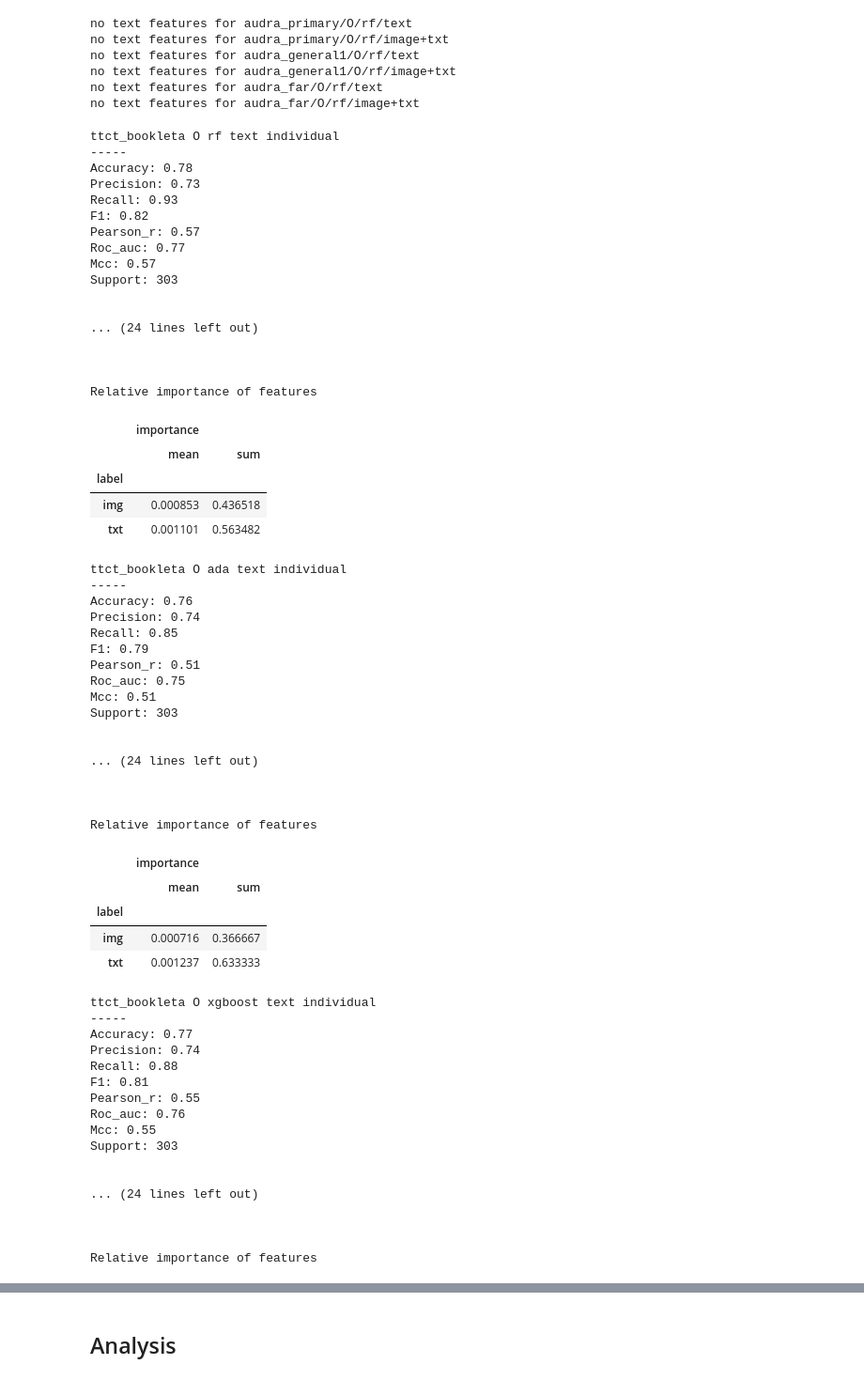
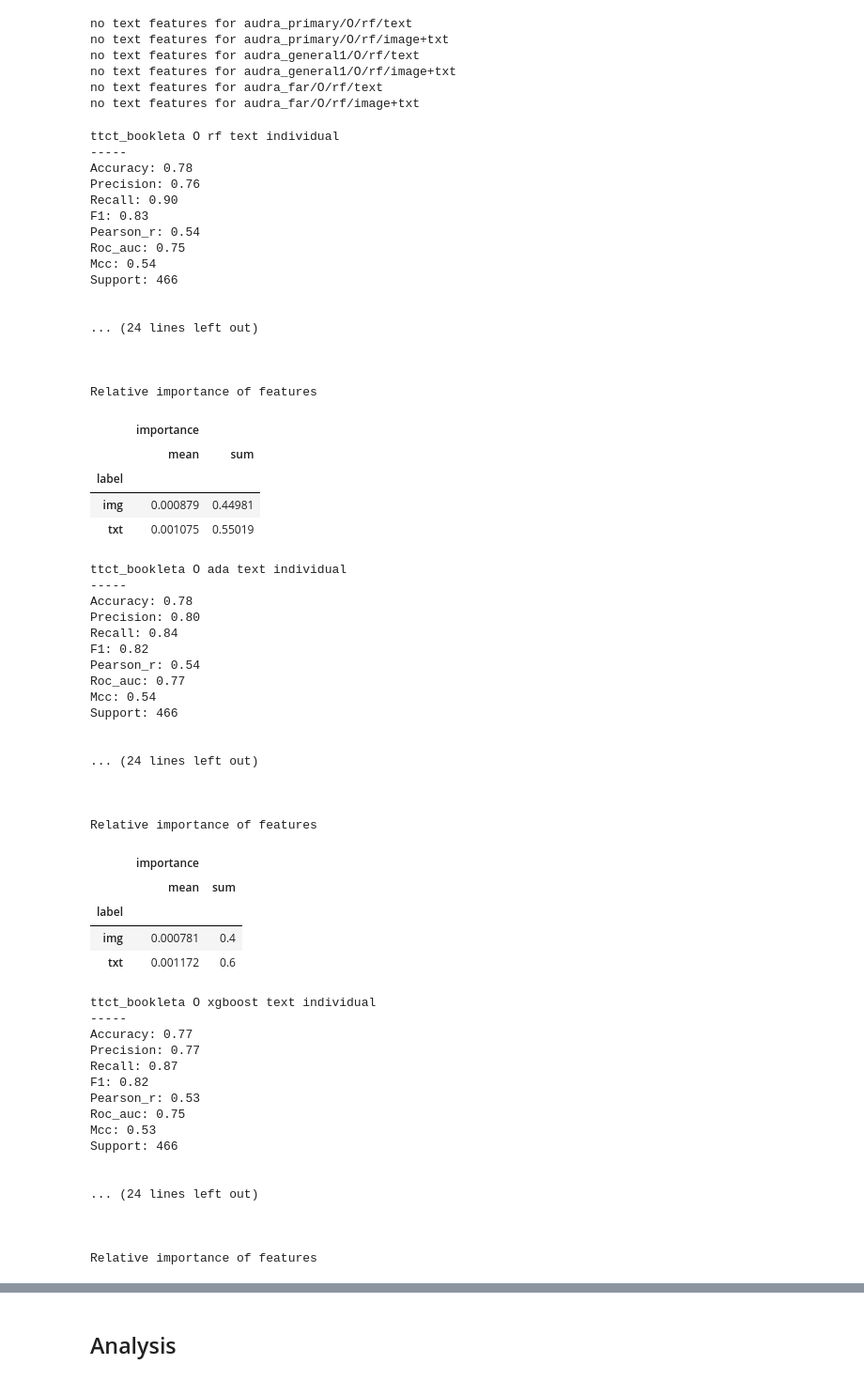
Before and after one commit to massivetexts/motes-figural, a Jupyter notebook: notebooks/measures/supervised-figural.ipynb, the cells around one changed output, grey strips where cells are left out. Shown: that part at 94% size. Cells and saved outputs as stored; diff of their text form; code cells hidden in the pictures.

```diff
--- a/notebooks/measures/supervised-figural.ipynb
+++ b/notebooks/measures/supervised-figural.ipynb
@@ -192,7 +202,6 @@ all_ypred = []
 all_labels = []
 all_meta = []
 
-# TODO add elaboration to the model and see how much variance it explains
 #include_elab = [True, False]
 
 run_permutations = list(itertools.product(by_task.keys(), target_vars, classifiers, conditions))
@@ -225,12 +234,12 @@ def get_data_per_activity(datasubset, embeds, activity, targetvar):
 
     return {
         'train': {
-            'data': embeds[(matches & ~datasubset.testset)],
-            'labels': datasubset.loc[(matches & ~datasubset.testset), targetvar] #.astype(bool)
+            'data': embeds[(matches & ~datasubset.fillna(True).testset)], # NAs are val data for MTCI
+            'labels': datasubset.loc[(matches & ~datasubset.fillna(True).testset), targetvar] #.astype(bool)
             },
         'test': {
             'data': embeds[(matches & datasubset.testset)],
-            'labels': datasubset.loc[(matches & datasubset.testset), targetvar].values,
+            'labels': datasubset.loc[(matches & datasubset.fillna(False).testset), targetvar].values,
             'activities': datasubset.loc[(matches & datasubset.testset), 'activity'].values
         }
 
@@ -350,52 +359,52 @@ now = datetime.now()
 dt_string = now.strftime("%Y-%m-%d-%H-%M-%S")
 results.round(4).to_csv(f'../../data/supervised_results_{dt_string}.csv', index=False)
 
 # save all_ytrue, all_ypred, all_labels, all_meta to a csv
 df_collector = []
 for i, row in pd.DataFrame(all_meta).iterrows():
     df = pd.DataFrame(list(zip(all_labels[i], all_ytrue[i], all_ypred[i])), columns=['item', 'prediction', 'truth'])
     df['test'] = row['test']
     df['targetvar'] = row['targetvar']
     df['classifier'] = row['classifier']
     df['condition'] = row['condition']
     df_collector.append(df)
 all_results = pd.concat(df_collector)
 all_results.to_csv(f'../../data/supervised_results_all_{dt_string}.csv', index=False)
 
 results.round(2).fillna('')
 # %% [output]
 ttct_bookleta O rf text individual
 -----
 Accuracy: 0.78
-Precision: 0.73
-Recall: 0.93
-F1: 0.82
-Pearson_r: 0.57
-Roc_auc: 0.77
-Mcc: 0.57
-Support: 303
+Precision: 0.76
+Recall: 0.90
+F1: 0.83
+Pearson_r: 0.54
+Roc_auc: 0.75
+Mcc: 0.54
+Support: 466
 
 
 ... (24 lines left out)
 
 
 
 Relative importance of features
 |  | importance |  |
 |  | mean | sum |
 | label |  |  |
-| img | 0.000853 | 0.436518 |
-| txt | 0.001101 | 0.563482 |
+| img | 0.000879 | 0.44981 |
+| txt | 0.001075 | 0.55019 |
 ttct_bookleta O ada text individual
 -----
-Accuracy: 0.76
-Precision: 0.74
-Recall: 0.85
-F1: 0.79
-Pearson_r: 0.51
-Roc_auc: 0.75
-Mcc: 0.51
-Support: 303
+Accuracy: 0.78
+Precision: 0.80
+Recall: 0.84
+F1: 0.82
+Pearson_r: 0.54
+Roc_auc: 0.77
+Mcc: 0.54
+Support: 466
 
 
 ... (24 lines left out)
@@ -406,18 +415,18 @@ Relative importance of features
 |  | importance |  |
 |  | mean | sum |
 | label |  |  |
-| img | 0.000716 | 0.366667 |
-| txt | 0.001237 | 0.633333 |
+| img | 0.000781 | 0.4 |
+| txt | 0.001172 | 0.6 |
 ttct_bookleta O xgboost text individual
 -----
 Accuracy: 0.77
-Precision: 0.74
-Recall: 0.88
-F1: 0.81
-Pearson_r: 0.55
-Roc_auc: 0.76
-Mcc: 0.55
-Support: 303
+Precision: 0.77
+Recall: 0.87
+F1: 0.82
+Pearson_r: 0.53
+Roc_auc: 0.75
+Mcc: 0.53
+Support: 466
 
 
 ... (24 lines left out)
```
Also changed, not shown: parts of 6 cells of this notebook, 1 other file.
